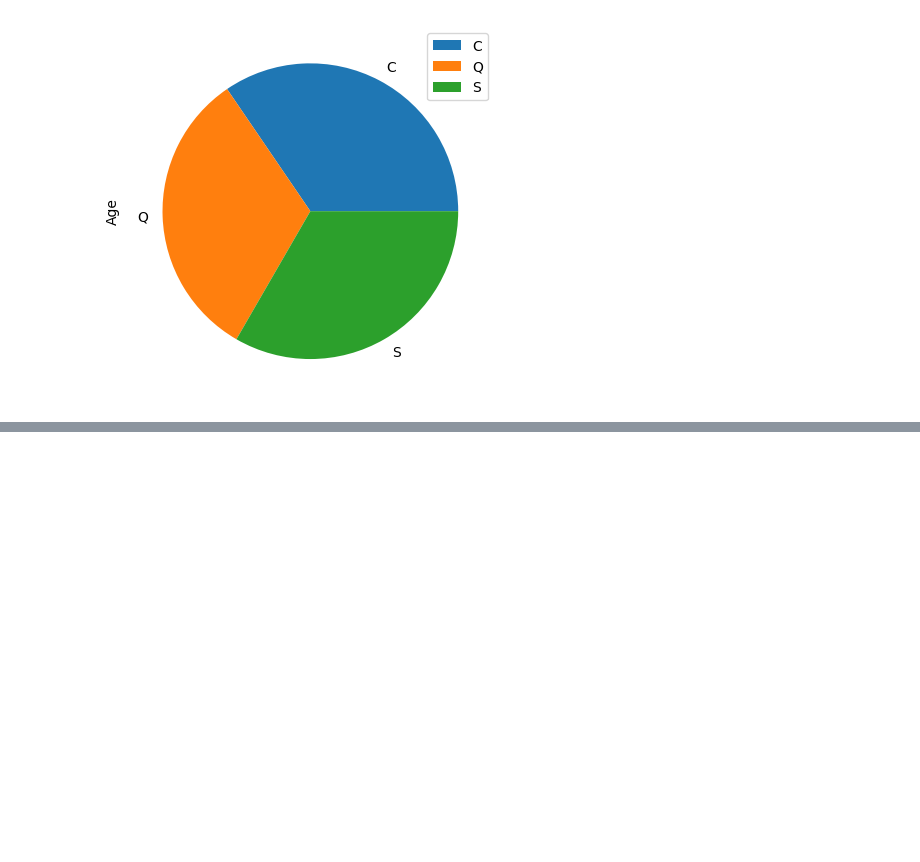
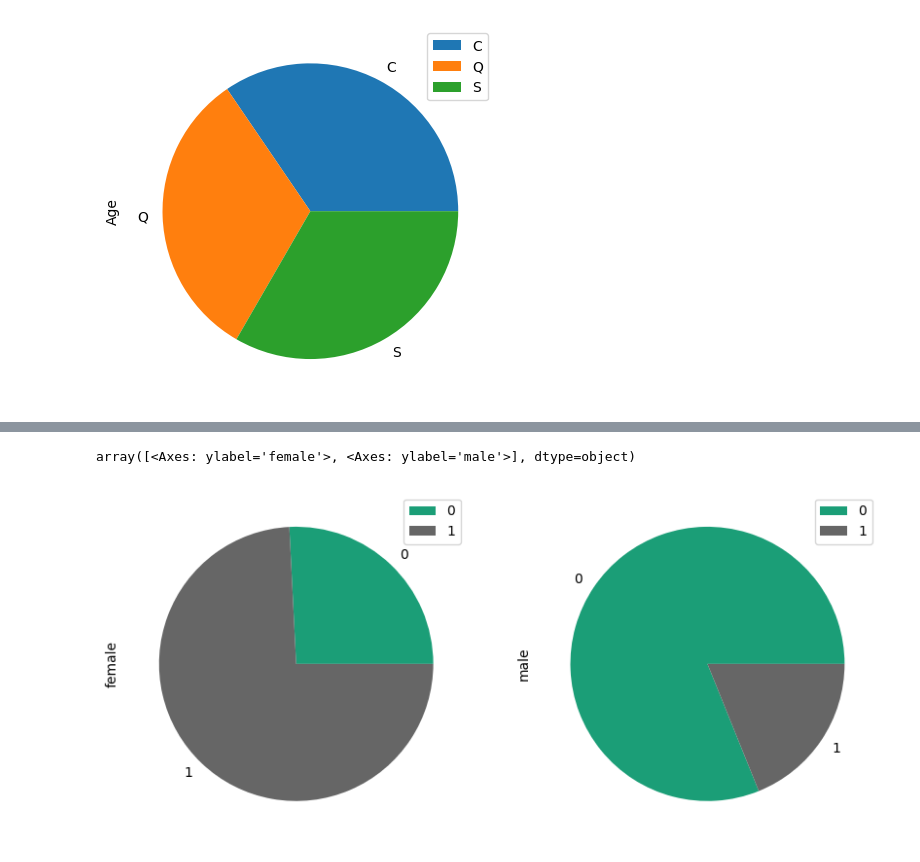
Before and after one commit to prakash587/dsml_practice, a Jupyter notebook: dsml_practice/ML/Ml_library/pandas/graphical represn.ipynb, the cells around one changed output, grey strips where cells are left out. Saved outputs shown, nothing was run; the diff lists cells and outputs as text; code cells hidden in the pictures; blank space fills up the shorter version.

Commit message:
Practice data visualization

```diff
--- a/dsml_practice/ML/Ml_library/pandas/graphical represn.ipynb
+++ b/dsml_practice/ML/Ml_library/pandas/graphical represn.ipynb
@@ -73,0 +90,12 @@ array([<Axes: ylabel='Age'>], dtype=object)
+# %%
+pd.crosstab(titanic_df.Survived, titanic_df.Sex).plot(kind= "pie",
+                                        subplots= True,
+                                        #title='Count of survived passenger',
+                                        figsize= (10,10),
+                                        legend=True,
+
+                                           colormap= "Dark2"
+                                                     )
+# %% [output]
+array([<Axes: ylabel='female'>, <Axes: ylabel='male'>], dtype=object)
+[figure, added]
```
Also changed, not shown: parts of 36 cells of this notebook.
